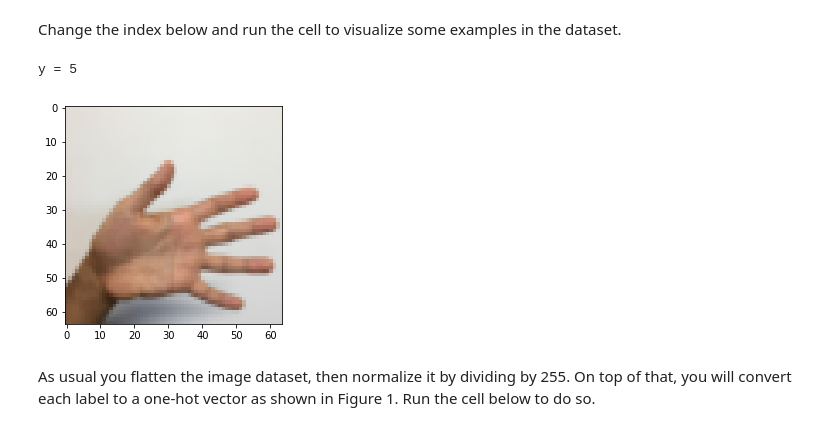
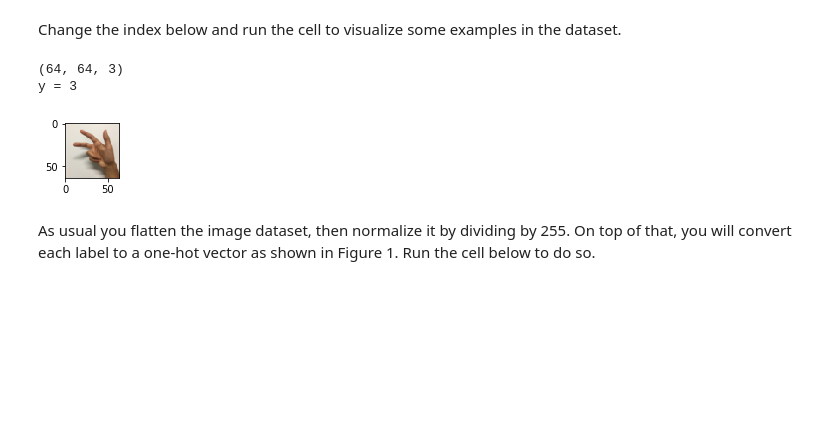
Before and after one commit to zhasulan/Deep-Learning-Assignments, a Jupyter notebook: 2 Improving Deep Neural Networks Hyperparameter tuning, Regularization and Optimization/Week 7/Tensorflow+Tutorial.ipynb, the cells around one changed output. Drawn from its saved outputs; the diff is of its cells as text; code cells hidden in the pictures; blank space fills up the shorter version.

```diff
--- a/2 Improving Deep Neural Networks Hyperparameter tuning, Regularization and Optimization/Week 7/Tensorflow+Tutorial.ipynb
+++ b/2 Improving Deep Neural Networks Hyperparameter tuning, Regularization and Optimization/Week 7/Tensorflow+Tutorial.ipynb
@@ -486,12 +486,15 @@ X_train_orig, Y_train_orig, X_test_orig, Y_test_orig, classes = load_dataset()
 Change the index below and run the cell to visualize some examples in the dataset.
 # %%
 # Example of a picture
-index = 0
+index = 100
+print(X_train_orig[index].shape)
+plt.figure(figsize=(1,1))
 plt.imshow(X_train_orig[index])
 print ("y = " + str(np.squeeze(Y_train_orig[:, index])))
 # %% [output]
-y = 5
+(64, 64, 3)
+y = 3
-[figure, old version]
+[figure, new version]
 # %% [markdown]
 As usual you flatten the image dataset, then normalize it by dividing by 255. On top of that, you will convert each label to a one-hot vector as shown in Figure 1. Run the cell below to do so.
 # %%
```
Also changed, not shown: parts of 7 cells of this notebook, 3 other files.
